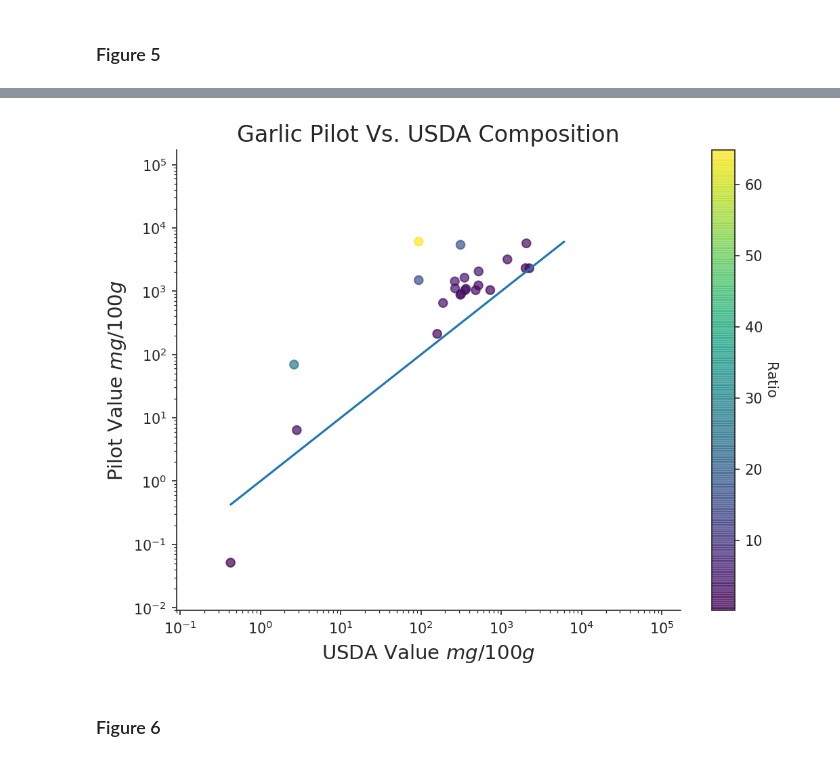
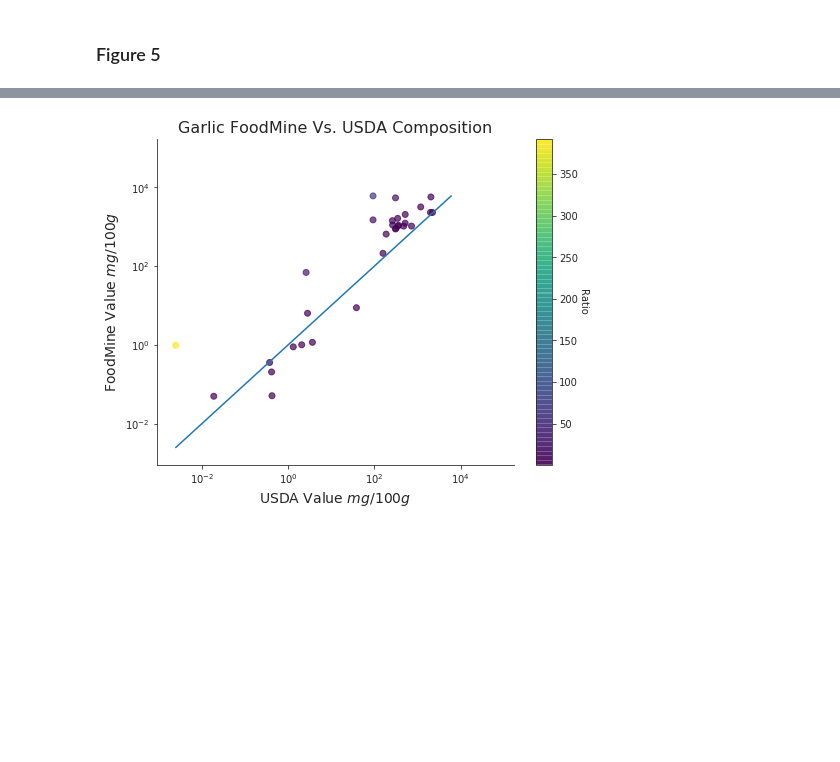
Before and after one commit to fhooton/FoodMine, a Jupyter notebook: Data_Statistics.ipynb, the cells around one changed output, grey strips where cells are left out. Saved outputs shown, nothing was run; the diff lists cells and outputs as text; code cells hidden in the pictures; blank space fills up the shorter version.

Commit message:
cleaned

```diff
--- a/Data_Statistics.ipynb
+++ b/Data_Statistics.ipynb
@@ -182,3 +68,15 @@ def id_loader(df, chem_key, load, file, fdb = True, pubchem = True):
+# %%
+def id_loader(df, chem_key, load, file, fdb=True, pubchem=True):
+
+    if load:
+        df = pd.read_pickle(f'data/{file}')
+    else:
+        df = lbr.id_searcher(df, chem_key, fdb=fdb, pubchem=pubchem)
+        df.to_pickle(f'misc_save/{file}')
+
+    df.rename(columns={'pubchem_id' : 'chem_id_p', 'foodb_id' : 'chem_id_f'}, inplace=True)
+
+    return df
 # %%
 i = 1
 
@@ -310,6 +208,10 @@ def build_food_mine(food_data, food_data_q, food_data_dnq):
 
     unquant_food_mine = collected_data_handling.build_data_dict(food_data_dnq)
 
+    # Need to recompare quantified chems and unquantified chems with synonym key to do one last removal
+    q_chems = list(set( quant_food_mine['chem_id'].tolist() ))
+    unquant_food_mine = unquant_food_mine[~unquant_food_mine.chem_id.isin(q_chems)].reset_index()
+
     return food_mine, quant_food_mine, unquant_food_mine
 
 food_mine, quant_food_mine, unquant_food_mine = build_food_mine(food_data, food_data_q, food_data_dnq)
@@ -392,8 +288,7 @@ def load_usda_data(food, load):
     usda = pd.read_csv('data/SR28_plus_flav.csv', encoding = 'latin1')
 
     # Filters out rows not apart of NDB_id
-    f = lambda x: x in NDB_id
-    usda = usda[usda.NDB_No.map(f)][['NDB_No','food_name', 'Nutr_No_new', 'nut_desc', 'Nutr_Val', 'unit']]
+    usda = usda[usda.NDB_No.isin(NDB_id)][['NDB_No','food_name', 'Nutr_No_new', 'nut_desc', 'Nutr_Val', 'unit']]
     usda['num_measures'] = 1
 
     # Average chemicals that appear in multiple USDA food catagoriess
@@ -413,9 +308,13 @@ def load_usda_data(food, load):
 
     # Append chemical key matcher to USDA chemicals
     if load:
-        usda = pd.read_pickle(f'misc_save/{food}_usda.pkl')
+        usda = pd.read_pickle(f'data/{food}_usda.pkl')
     else:
         usda = id_loader(usda, 'nut_desc', load, f'{food}_usda.pkl').reset_index(drop=True)
+
+    usda.rename(columns={'foodb_id' : 'chem_id_f'}, inplace=True)
+
+    usda = usda[~usda.unit.isin(['IU', 'kcal', 'kJ'])].reset_index(drop=True)
 
     return usda
 
@@ -767,40 +790,41 @@ color_values = [(row['average_mean'])/(row['usda_amount']) for _, row in val_com
 input1 = val_comparison['usda_amount'].tolist()
 input2 = val_comparison['average_mean'].tolist()
 
-x_min = 10**-1
+x_min = 10**-3
 x_max = 10**5
-y_min = 10**-2
+y_min = 10**-3
 y_max = 10**5
 
 if x_min == 0 or y_min == 0:
     x_min = max(x_min,y_min)
     y_min = max(x_min,y_min)
 
 with sns.axes_style('white'):
     fig, ax = plt.subplots(figsize=(8, 6))
 
-    # Creates line for plot
     ax.plot([min(input1), max(input2)],[min(input1), max(input2)])
 
-    # Overlays scatter
     f = ax.scatter(input1, input2, c=color_values,
                cmap='viridis', marker='o', alpha=.7)
 
     ax.set_xscale('log')
     ax.set_yscale('log')
     ax.set_xlim([x_min * .9, x_max * 1.7])
     ax.set_ylim([y_min * .9, y_max * 1.7])
 
     ax.set_xlabel(r"USDA Value $mg/100g$", fontsize=14)
-    ax.set_ylabel(r"Pilot Value $mg/100g$", fontsize=14)
+    ax.set_ylabel(r"FoodMine Value $mg/100g$", fontsize=14)
 
-    ax.set_title(f'{food.capitalize()} Pilot Vs. USDA Composition', fontsize=16)
+    ax.set_title(f'{food.capitalize()} FoodMine Vs. USDA Composition', fontsize=16)
 
     cbar = plt.colorbar(f)
     cbar.set_label('Ratio', rotation=270, labelpad=+10)
 
-    clean_plot()
+    wnames = False
+    if wnames:
+        for i, txt in enumerate(val_comparison.chemical.tolist()):
+            plt.annotate(txt, (input1[i] * 1.1, input2[i]))
+
+clean_plot()
 # %% [output]
-[figure, old version]
+[figure, new version]
-# %% [markdown]
-### Figure 6
```
Also changed, not shown: parts of 26 cells of this notebook.
